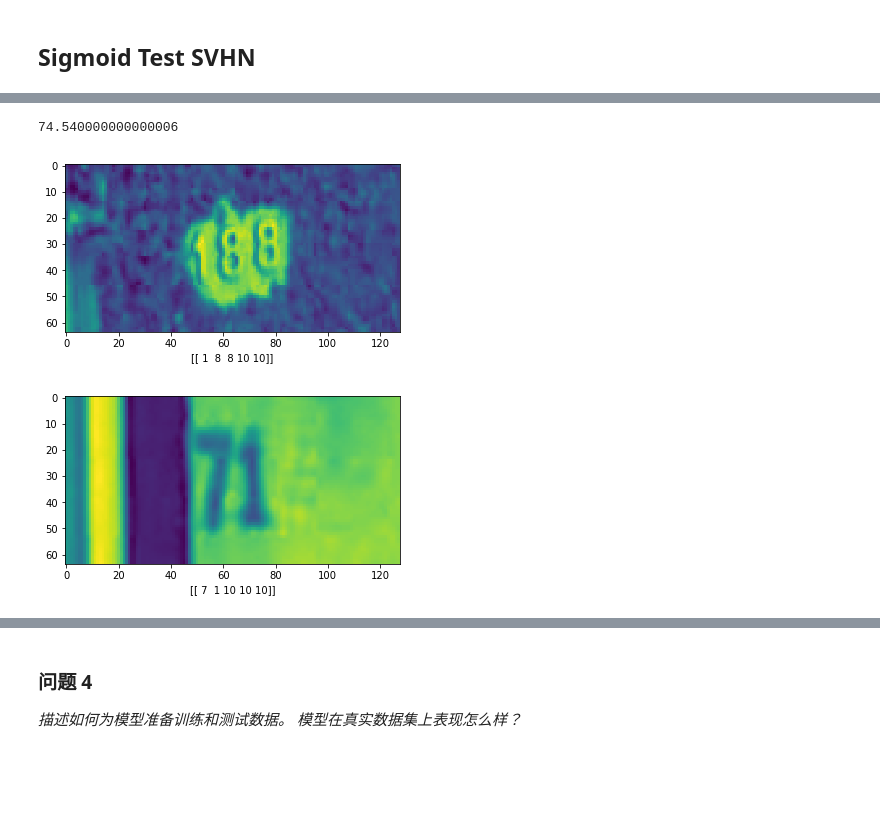
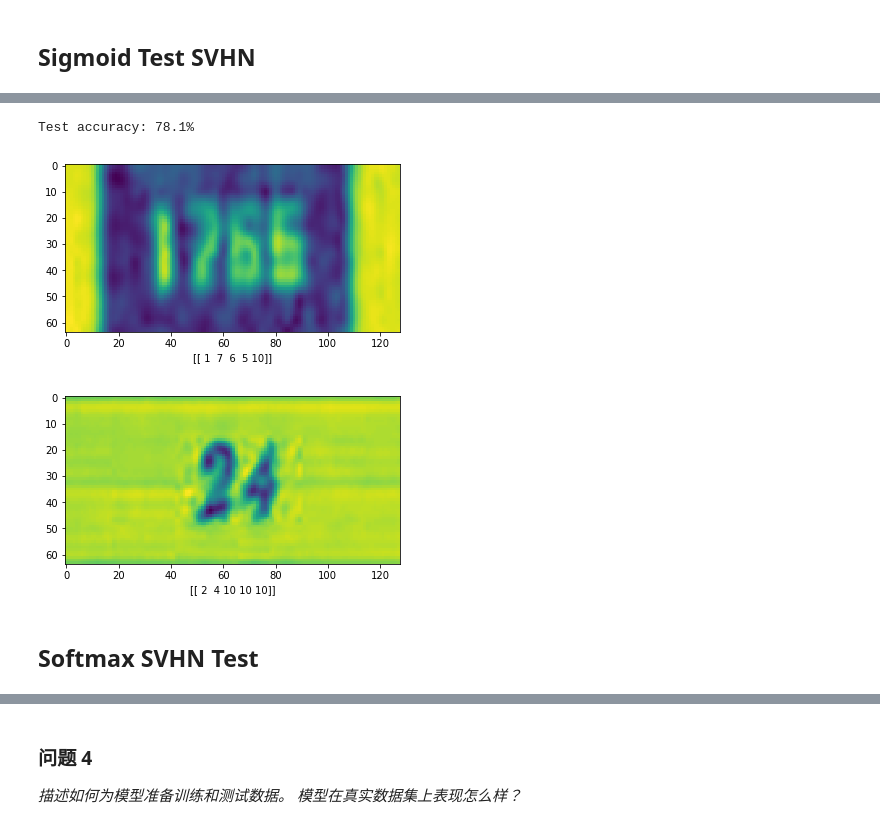
Before and after one commit to Heerozh/machine-learning, a Jupyter notebook: projects/digit_recognition/digit_recognition.ipynb, the cells around one changed output, grey strips where cells are left out. Saved outputs shown, nothing was run; the diff lists cells and outputs as text; code cells hidden in the pictures; blank space fills up the shorter version.

```diff
--- a/projects/digit_recognition/digit_recognition.ipynb
+++ b/projects/digit_recognition/digit_recognition.ipynb
@@ -282,9 +295,9 @@ svhn = reload(svhn)
 #copy svhn tar.gz to this folder, or else will download it.
 dataset = svhn.read_data_sets("SVHN_data/")
 
-train_images, train_labels = dataset['train_images'], dataset['train_labels']
-validation_images, validation_labels = dataset['validation_images'], dataset['validation_labels']
-test_images, test_labels = dataset['test_images'], dataset['test_labels']
+svhn_train_dat, svhn_train_lab = dataset['train_images'], dataset['train_labels']
+svhn_valid_dat, svhn_valid_lab = dataset['validation_images'], dataset['validation_labels']
+svhn_tests_dat, svhn_tests_lab = dataset['test_images'], dataset['test_labels']
 # %% [output]
 SVHN_data/train already present - Skipping extraction of SVHN_data/train.tar.gz.
 ['SVHN_data/train\\train']
@@ -313,18 +326,26 @@ print(rndsel)
 helper = reload(helper)
 
 def my_model(x_input, drop=None):
-    depth1, depth2, depth3, depth4 = 32, 64, 64, 512
+    depth1, depth2, depth3, depth4 = 64, 64, 128, 192
     with tf.variable_scope("conv1"):
-        relu = helper.conv_relu(x_input, kernel_shape=[3, 3, 1, depth1],  pool=True)
-        relu = tf.nn.local_response_normalization(relu)
+        relu = helper.conv_relu(x_input, kernel_shape=[3, 3, 1, depth1],  pool=False)
+    with tf.variable_scope("conv1P"):
+        relu = helper.conv_relu(relu, kernel_shape=[3, 3, depth1, depth1],  pool=True)
 
     with tf.variable_scope("conv2"):
-        relu = helper.conv_relu(relu, kernel_shape=[3, 3, depth1, depth2],  pool=True)
-        relu = tf.nn.local_response_normalization(relu)
+        relu = helper.conv_relu(relu, kernel_shape=[3, 3, depth1, depth2],  pool=False)
+    with tf.variable_scope("conv2P"):
+        relu = helper.conv_relu(relu, kernel_shape=[3, 3, depth2, depth2],  pool=True)
 
     with tf.variable_scope("conv3"):
-        relu = helper.conv_relu(relu, kernel_shape=[3, 3, depth2, depth3], pool=True)
-        relu = tf.nn.local_response_normalization(relu)
+        relu = helper.conv_relu(relu, kernel_shape=[3, 3, depth2, depth3], pool=False)
+    with tf.variable_scope("conv3P"):
+        relu = helper.conv_relu(relu, kernel_shape=[3, 3, depth3, depth3], pool=True)
+
+    with tf.variable_scope("conv4"):
+        relu = helper.conv_relu(relu, kernel_shape=[3, 3, depth3, depth3], pool=False)
+    with tf.variable_scope("conv4P"):
+        relu = helper.conv_relu(relu, kernel_shape=[3, 3, depth3, depth3], pool=True)
 
     with tf.variable_scope("fully_connected"):
         shape = relu.get_shape().as_list()
@@ -337,13 +358,13 @@ def my_model(x_input, drop=None):
         logits = tf.matmul(relu, weights) + biases
         return logits, tf.nn.sigmoid(logits)
 
-clf = helper.Learner(my_model, accuracy,
+clf_svhn = helper.Learner(my_model, accuracy, 'sigmoid_svhn',
                      steps=2401, batch_size=128, learning_rate=0.001,
                      loss=my_loss_func,
                      optimizer=tf.train.AdamOptimizer,
-                     drop=0.65
+                     drop=0.8
                      )
 
-clf.fit(train_images[:,:,:,None], train_labels, validation_images[:128,:,:,None], validation_labels[:128])
+clf_svhn.fit(svhn_train_dat[:,:,:,None], svhn_train_lab, svhn_valid_dat[:128,:,:,None], svhn_valid_lab[:128])
 # %% [output]
 Tensor("Placeholder:0", dtype=float32)
@@ -366,13 +387,14 @@ Test accuracy: 83.1%
-# %%
-predict_lab = clf.predict(test_images[:1000])
-accuracy(predict_lab, test_labels[:1000])
-# %% [output]
-74.540000000000006
+# %%
+batch_accuracy(accuracy, clf_svhn, svhn_tests_dat, svhn_tests_lab, 1000)
+# %% [output]
+Test accuracy: 78.1%
 # %%
-test_predict(clf, train_images, 64, 128)
-test_predict(clf, test_images, 64, 128)
+test_predict(clf_svhn, svhn_train_dat, 64, 128)
+test_predict(clf_svhn, svhn_tests_dat, 64, 128)
 # %% [output]
-[figure, old version]
+[figure, new version]
-[figure, old version]
+[figure, new version]
+# %% [markdown]
+## Softmax SVHN Test
 # %%
 def my_softmax_model(x_input, drop=None):
```
Also changed, not shown: parts of 30 cells of this notebook, 17 other files.
